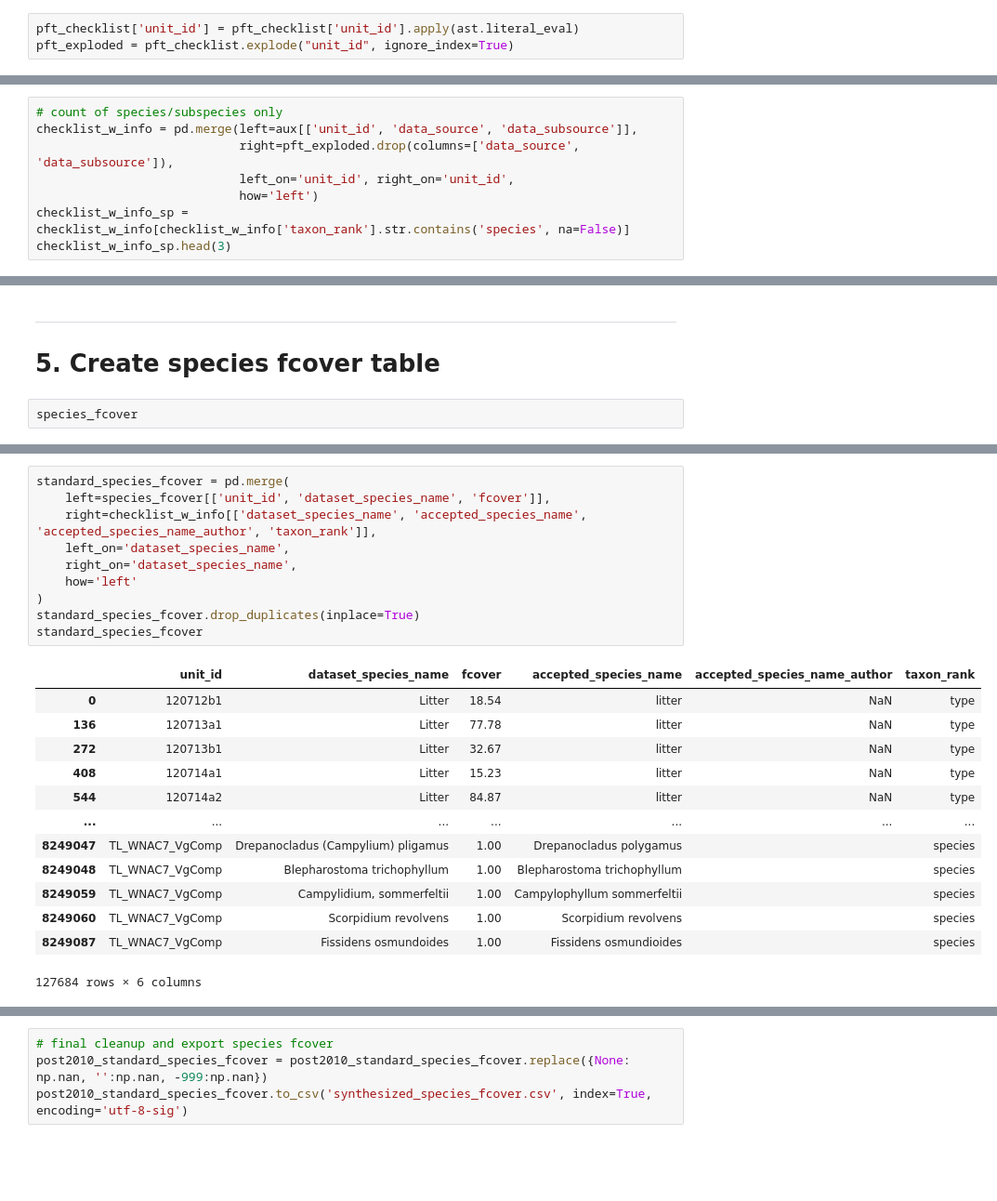
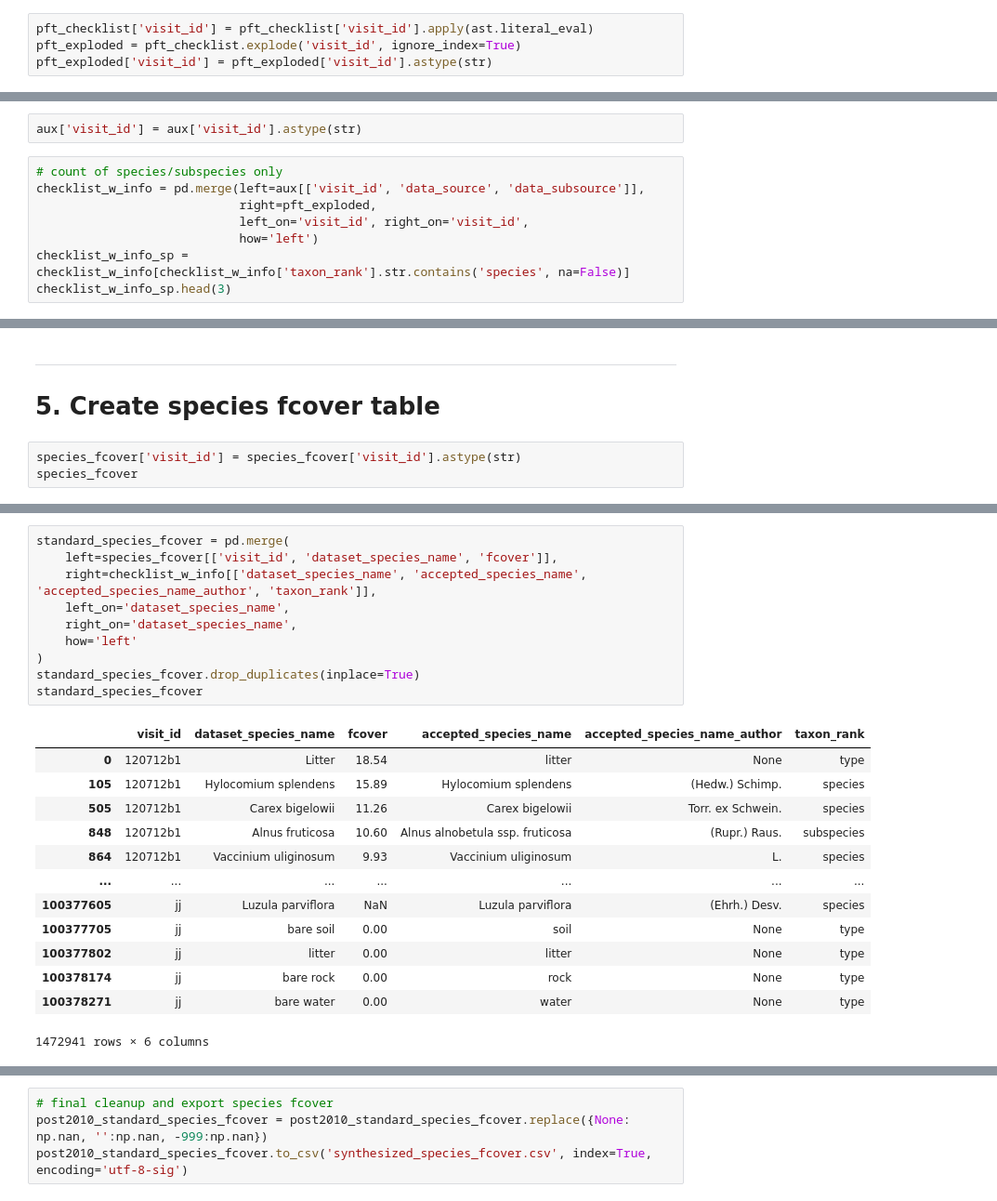
Before and after one commit to climatemodeling/pavc, a Jupyter notebook: harmonization.ipynb, the cells around one changed output, grey strips where cells are left out. Shown at 93% size. Saved outputs shown, nothing was run; the diff lists cells and outputs as text; blank space fills up the shorter version.

```diff
--- a/harmonization.ipynb
+++ b/harmonization.ipynb
@@ -821,5 +932,6 @@ len(pft_checklist['accepted_species_name'].dropna().unique())
 # %% [markdown]
 ### Unique accepted species per data source (species/subspecies only)
 # %%
-pft_checklist['unit_id'] = pft_checklist['unit_id'].apply(ast.literal_eval)
-pft_exploded = pft_checklist.explode("unit_id", ignore_index=True)
+pft_checklist['visit_id'] = pft_checklist['visit_id'].apply(ast.literal_eval)
+pft_exploded = pft_checklist.explode('visit_id', ignore_index=True)
+pft_exploded['visit_id'] = pft_exploded['visit_id'].astype(str)
@@ -826,8 +954,10 @@ pft_exploded = pft_checklist.explode("unit_id", ignore_index=True)
+# %%
+aux['visit_id'] = aux['visit_id'].astype(str)
 # %%
 # count of species/subspecies only
-checklist_w_info = pd.merge(left=aux[['unit_id', 'data_source', 'data_subsource']],
-                            right=pft_exploded.drop(columns=['data_source', 'data_subsource']),
-                            left_on='unit_id', right_on='unit_id',
+checklist_w_info = pd.merge(left=aux[['visit_id', 'data_source', 'data_subsource']],
+                            right=pft_exploded,
+                            left_on='visit_id', right_on='visit_id',
                             how='left')
 checklist_w_info_sp = checklist_w_info[checklist_w_info['taxon_rank'].str.contains('species', na=False)]
 checklist_w_info_sp.head(3)
@@ -893,5 +1023,6 @@ Name: accepted_species_name, dtype: int64
 ---
 # 5. Create species fcover table
 # %%
+species_fcover['visit_id'] = species_fcover['visit_id'].astype(str)
 species_fcover
 # %% [output]
@@ -911,25 +1042,25 @@ species_fcover
 # %%
 standard_species_fcover = pd.merge(
-    left=species_fcover[['unit_id', 'dataset_species_name', 'fcover']],
+    left=species_fcover[['visit_id', 'dataset_species_name', 'fcover']],
     right=checklist_w_info[['dataset_species_name', 'accepted_species_name', 'accepted_species_name_author', 'taxon_rank']],
     left_on='dataset_species_name',
     right_on='dataset_species_name',
     how='left'
 )
 standard_species_fcover.drop_duplicates(inplace=True)
 standard_species_fcover
 # %% [output]
-|  | unit_id | dataset_species_name | fcover | accepted_species_name | accepted_species_name_author | taxon_rank |
-| 0 | 120712b1 | Litter | 18.54 | litter | NaN | type |
-| 136 | 120713a1 | Litter | 77.78 | litter | NaN | type |
-| 272 | 120713b1 | Litter | 32.67 | litter | NaN | type |
-| 408 | 120714a1 | Litter | 15.23 | litter | NaN | type |
-| 544 | 120714a2 | Litter | 84.87 | litter | NaN | type |
+|  | visit_id | dataset_species_name | fcover | accepted_species_name | accepted_species_name_author | taxon_rank |
+| 0 | 120712b1 | Litter | 18.54 | litter | None | type |
+| 105 | 120712b1 | Hylocomium splendens | 15.89 | Hylocomium splendens | (Hedw.) Schimp. | species |
+| 505 | 120712b1 | Carex bigelowii | 11.26 | Carex bigelowii | Torr. ex Schwein. | species |
+| 848 | 120712b1 | Alnus fruticosa | 10.60 | Alnus alnobetula ssp. fruticosa | (Rupr.) Raus. | subspecies |
+| 864 | 120712b1 | Vaccinium uliginosum | 9.93 | Vaccinium uliginosum | L. | species |
 | ... | ... | ... | ... | ... | ... | ... |
-| 8249047 | TL_WNAC7_VgComp | Drepanocladus (Campylium) pligamus | 1.00 | Drepanocladus polygamus |  | species |
-| 8249048 | TL_WNAC7_VgComp | Blepharostoma trichophyllum | 1.00 | Blepharostoma trichophyllum |  | species |
-| 8249059 | TL_WNAC7_VgComp | Campylidium, sommerfeltii | 1.00 | Campylophyllum sommerfeltii |  | species |
-| 8249060 | TL_WNAC7_VgComp | Scorpidium revolvens | 1.00 | Scorpidium revolvens |  | species |
-| 8249087 | TL_WNAC7_VgComp | Fissidens osmundoides | 1.00 | Fissidens osmundioides |  | species |
+| 100377605 | jj | Luzula parviflora | NaN | Luzula parviflora | (Ehrh.) Desv. | species |
+| 100377705 | jj | bare soil | 0.00 | soil | None | type |
+| 100377802 | jj | litter | 0.00 | litter | None | type |
+| 100378174 | jj | bare rock | 0.00 | rock | None | type |
+| 100378271 | jj | bare water | 0.00 | water | None | type |
-127684 rows × 6 columns
+1472941 rows × 6 columns
 # %%
```
Also changed, not shown: parts of 47 cells of this notebook, 8 other files.
